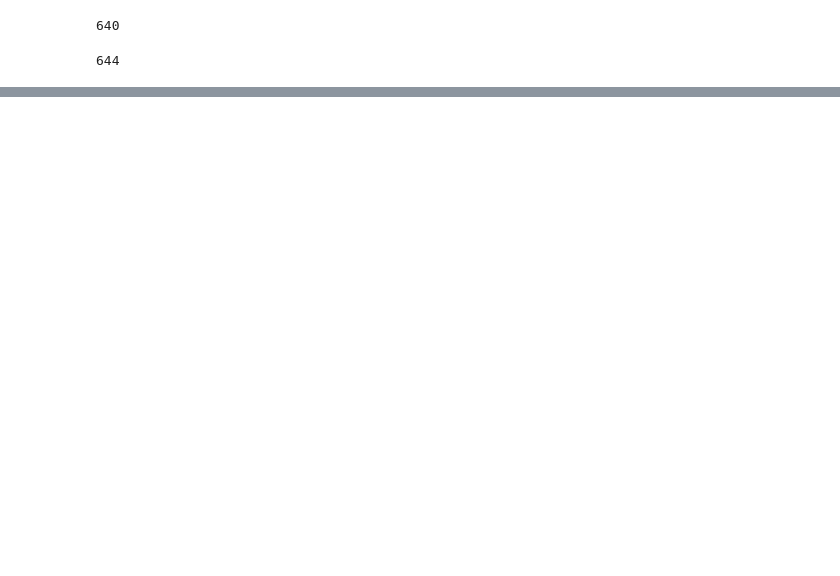
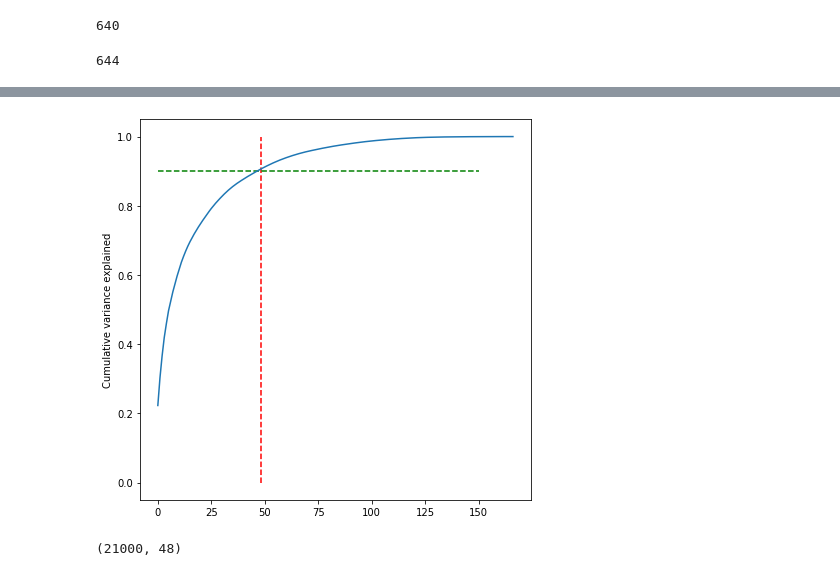
Before and after one commit to baratamavinash225/Seek_Data_Engineer, a Jupyter notebook: Telecom_Churn_Case_study.ipynb, the cells around one changed output, grey strips where cells are left out. Cells and saved outputs as stored; diff of their text form; code cells hidden in the pictures; blank space fills up the shorter version.

```diff
--- a/Telecom_Churn_Case_study.ipynb
+++ b/Telecom_Churn_Case_study.ipynb
@@ -615,0 +691,5 @@ returncolumns('t2c')
+# %%
+from sklearn.preprocessing import MinMaxScaler
+scaler = MinMaxScaler()
+X_train[min_max_cols] = scaler.fit_transform(X_train[min_max_cols])
+X_train.head()
@@ -615,0 +720,4 @@ returncolumns('t2c')
+# %%
+pca = PCA(random_state=42)
+# %%
+pca.fit(X_train)
@@ -615,0 +763,11 @@ returncolumns('t2c')
+# %%
+var_cumu = np.cumsum(pca.explained_variance_ratio_)
+# %%
+fig = plt.figure(figsize=[7,7])
+plt.vlines(x=48, ymax=1, ymin=0, colors="r", linestyles="--")
+plt.hlines(y=0.90, xmax=150, xmin=0, colors="g", linestyles="--")
+plt.plot(var_cumu)
+plt.ylabel("Cumulative variance explained")
+plt.show()
+# %% [output]
+[figure, added]
@@ -615,0 +776,5 @@ returncolumns('t2c')
+# %%
+X_train_pca = pca_again.fit_transform(X_train)
+X_train_pca.shape
+# %% [output]
+(21000, 48)
```
Also changed, not shown: parts of 137 cells of this notebook.
